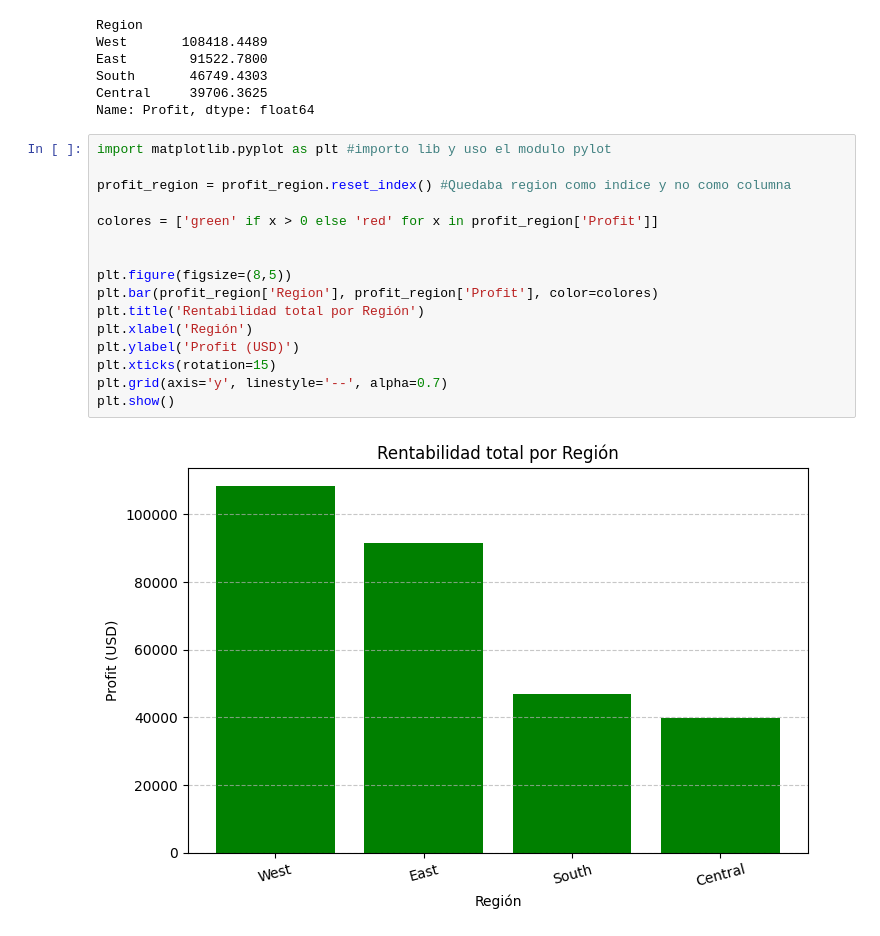
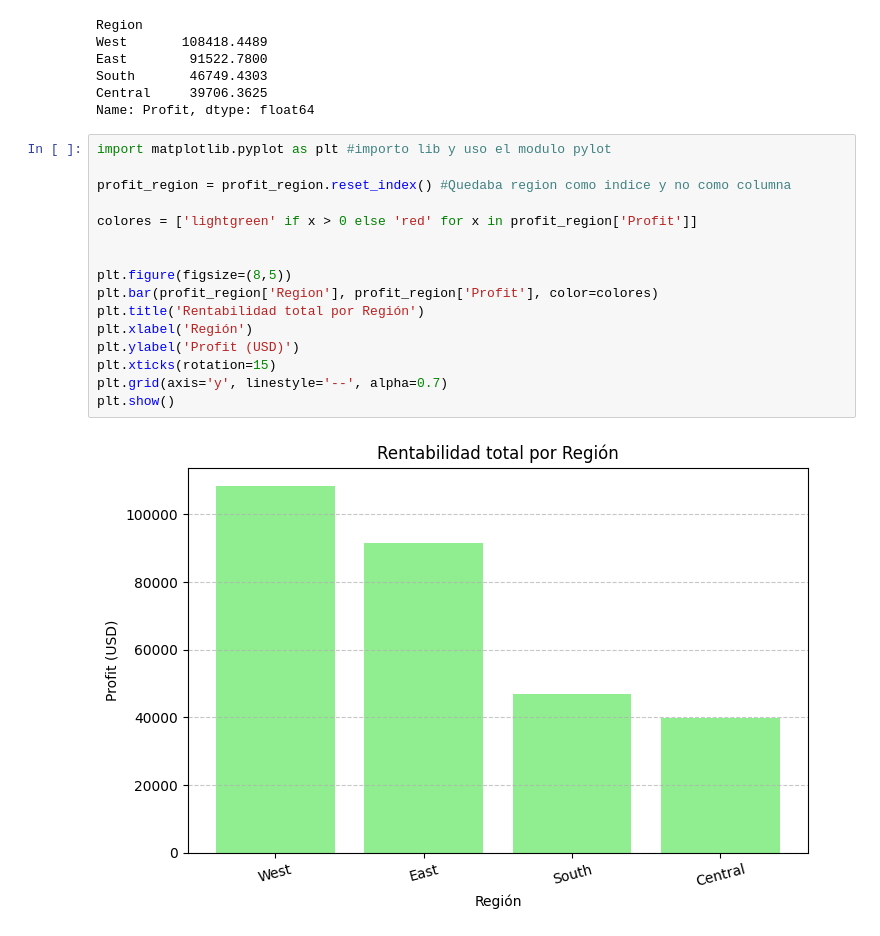
Before and after one commit to AgusISO8583/ITBA, a Jupyter notebook: TP_supermercadoG3.ipynb, the cells around one changed output. Saved outputs shown, nothing was run; the diff lists cells and outputs as text.

Commit message:
grafico de ganancia por region le cambie color y agregue texto

```diff
--- a/TP_supermercadoG3.ipynb
+++ b/TP_supermercadoG3.ipynb
@@ -189,18 +189,18 @@ Name: Profit, dtype: float64
 # %%
 import matplotlib.pyplot as plt #importo lib y uso el modulo pylot
 
 profit_region = profit_region.reset_index() #Quedaba region como indice y no como columna
 
-colores = ['green' if x > 0 else 'red' for x in profit_region['Profit']]
+colores = ['lightgreen' if x > 0 else 'red' for x in profit_region['Profit']]
 
 
 plt.figure(figsize=(8,5))
 plt.bar(profit_region['Region'], profit_region['Profit'], color=colores)
 plt.title('Rentabilidad total por Región')
 plt.xlabel('Región')
 plt.ylabel('Profit (USD)')
 plt.xticks(rotation=15)
 plt.grid(axis='y', linestyle='--', alpha=0.7)
 plt.show()
 # %% [output]
-[figure, old version]
+[figure, new version]
```
Also changed, not shown: parts of 2 cells of this notebook.
